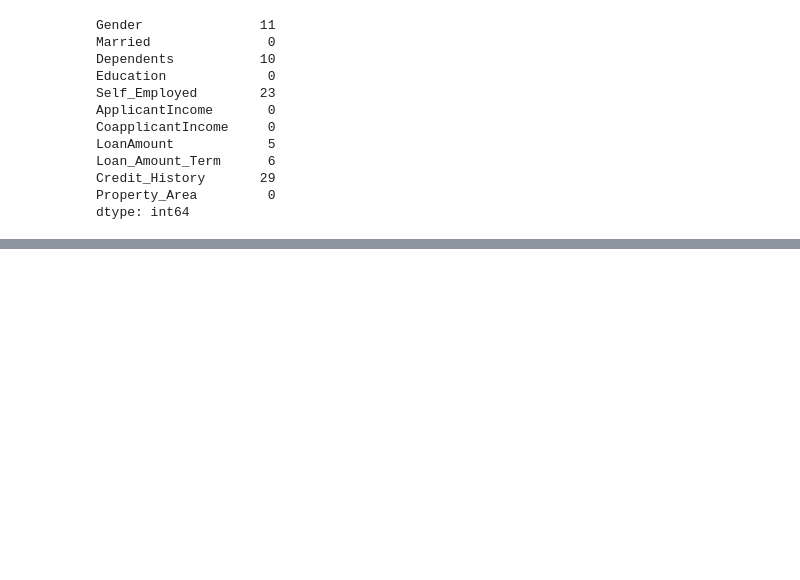
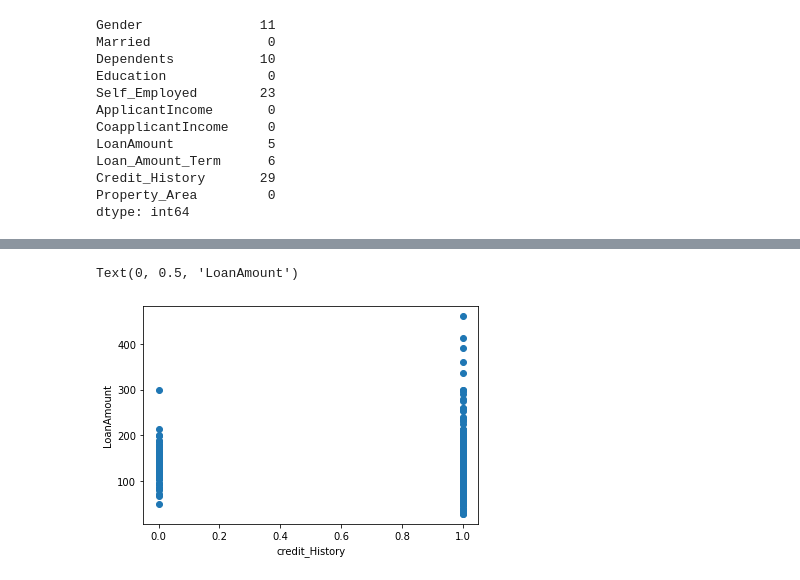
Before and after one commit to JosephMutua/Hustler-fund-loan-prediction, a Jupyter notebook: Hustler-fund-prediction-model.ipynb, the cells around one changed output, grey strips where cells are left out. Cells and saved outputs as stored; diff of their text form; code cells hidden in the pictures; blank space fills up the shorter version.

```diff
--- a/Hustler-fund-prediction-model.ipynb
+++ b/Hustler-fund-prediction-model.ipynb
@@ -132,0 +155,8 @@ dtype: object
+# %%
+# Checking the scatterplot for relationship between credit_History and loan amount
+plt.scatter(credit_History, y)
+plt.xlabel('credit_History')
+plt.ylabel('LoanAmount')
+# %% [output]
+Text(0, 0.5, 'LoanAmount')
+[figure, added]
```
Also changed, not shown: parts of 13 cells of this notebook.
